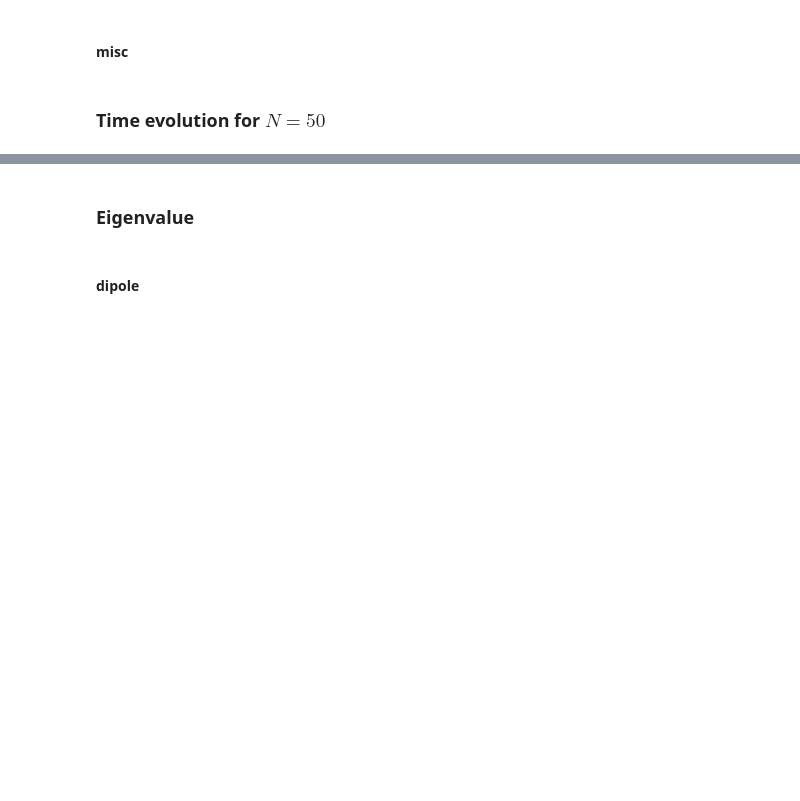
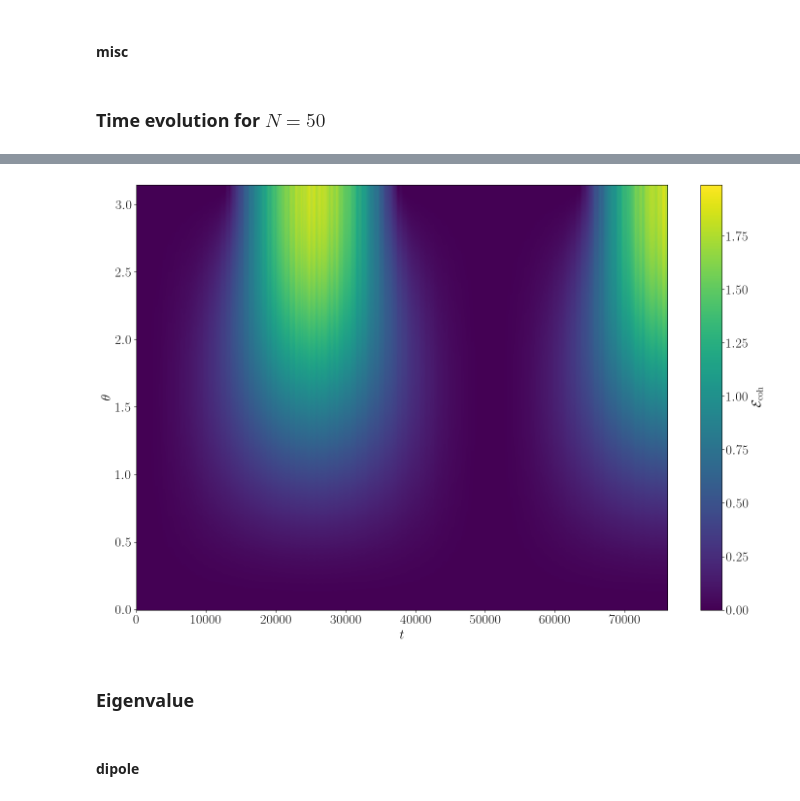
Before and after one commit to JohanesFaustus/QuantumMechanics, a Jupyter notebook: Rss/QM/code/F.ipynb, the cells around one changed output, grey strips where cells are left out. Cells and saved outputs as stored; diff of their text form; code cells hidden in the pictures; blank space fills up the shorter version.

```diff
--- a/Rss/QM/code/F.ipynb
+++ b/Rss/QM/code/F.ipynb
@@ -1484,3 +1634,46 @@ done()
+# %%
+import numpy as np
+import matplotlib.pyplot as plt
+
+theta_vals = np.linspace(0, 1 * np.pi, 500)
+H = HxDHLong(N,C,a,nu,B,alp)
+eigvals,_ = np.linalg.eigh(H)
+idx = np.argsort((eigvals))
+eigvals = eigvals[idx]
+t_approx = np.pi/np.abs(eigvals[1]-eigvals[2])
+
+t_vals = np.linspace(0,3*t_approx, int(5 * 1e3))
+Theta, T = np.meshgrid(theta_vals, t_vals)
+
+s = np.sin(Theta / 2)**2
+
+# f = -1j * np.sin(lam * T / 2)**(N - 1)
+# q = np.abs(f)**2
+
+q = ampcomp(HxDHLong, C, a,nu, B, t_vals,alp)**2
+q = q[:, None]
+
+Erg = (2*q*s- 1+ np.sqrt(1 + 4 * s**2 * q * (q - 1)))
+
+fig, ax = plt.subplots(figsize=(15, 10))
+
+im = ax.pcolormesh(
+    T,
+    Theta,
+    Erg,
+    shading='auto'
+)
+
+fig.colorbar(im, ax=ax, label=r'$\mathcal{E}_{\mathrm{coh}}$')
+
+ax.set_xlabel(r'$t$')
+ax.set_ylabel(r'$\theta$')
+
+plt.tight_layout()
+plt.savefig("Ergo_heat_DH.png")
+plt.show()
+# %% [output]
+[figure, added]
 # %% [markdown]
 ### Eigenvalue
 # %% [markdown]
```
Also changed, not shown: parts of 13 cells of this notebook, 5 other files.
